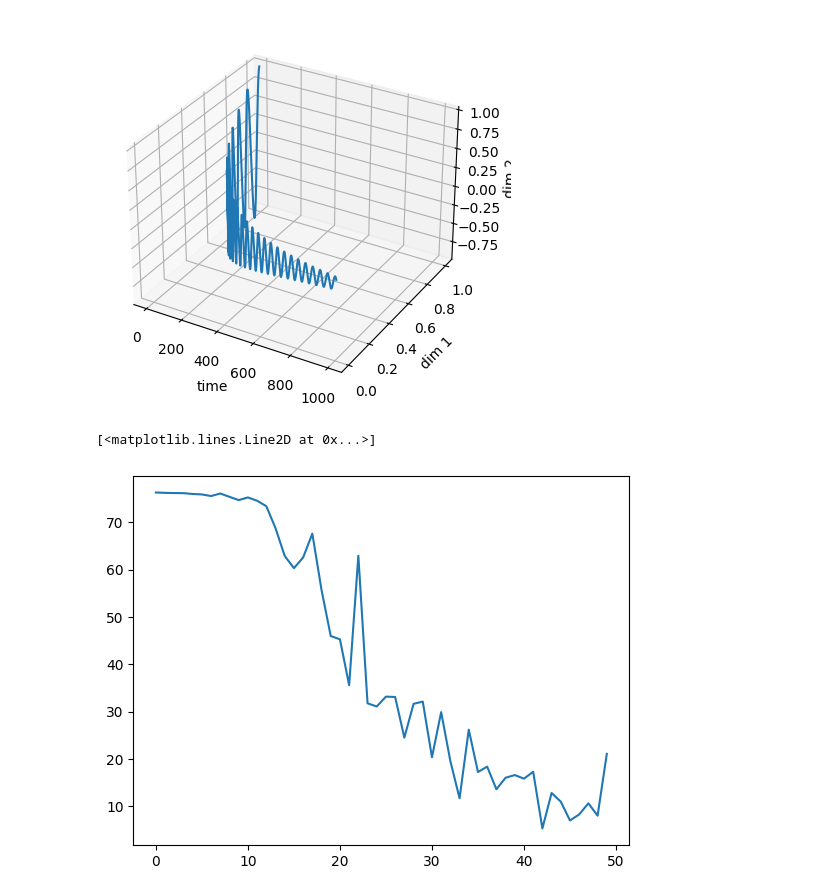
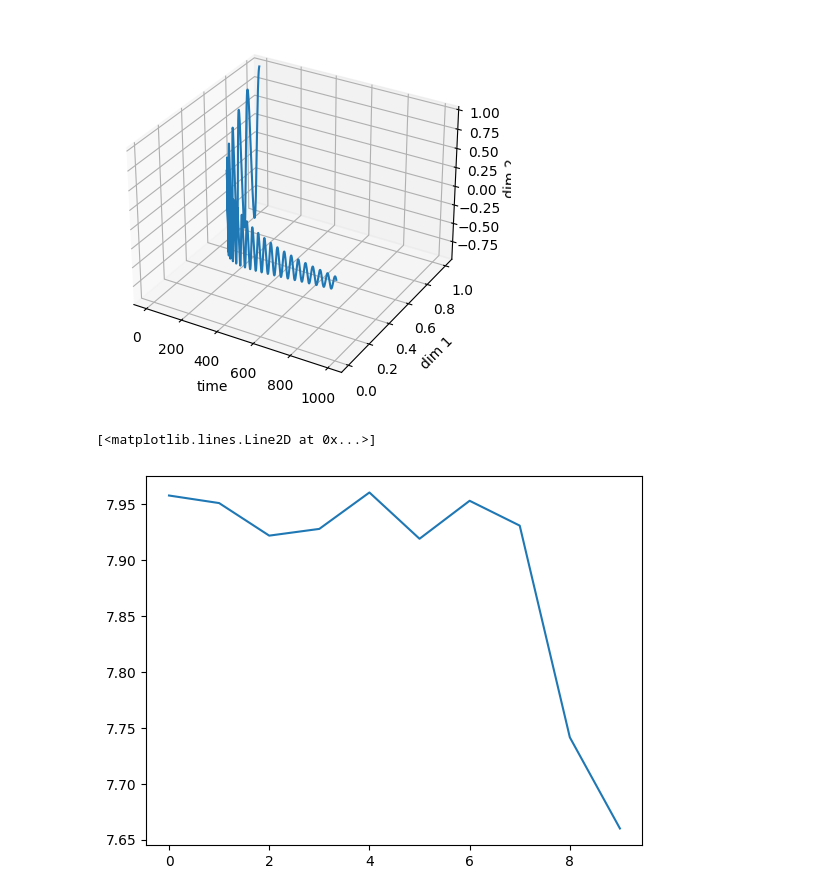
Before and after one commit to abhi-iyer/lyapunov_ebms, a Jupyter notebook: train_dampened_oscillator.ipynb, the cells around one changed output. Saved outputs shown, nothing was run; the diff lists cells and outputs as text; code cells hidden in the pictures.

```diff
--- a/train_dampened_oscillator.ipynb
+++ b/train_dampened_oscillator.ipynb
@@ -15,17 +18,17 @@ plot_3d(data.cpu().numpy())
 # %%
 model = EBM(2).cuda()
 optimizer = torch.optim.Adam(model.parameters(), lr=1e-3)
 
 losses = []
 
-for e in tqdm(range(50)):
+for e in tqdm(range(10)):
     loss = epoch(iterations=10, model=model, optimizer=optimizer, data=data, bs=100, num_negative_samples=20)
     losses.append(loss)
 
 plt.plot(losses)
 # %% [output]
 [<matplotlib.lines.Line2D at 0x...>]
-[figure, old version]
+[figure, new version]
 # %%
 plot_energy_along_trajectory(model, data)
 # %% [output]
```
Also changed, not shown: parts of 3 cells of this notebook, 4 other files.
